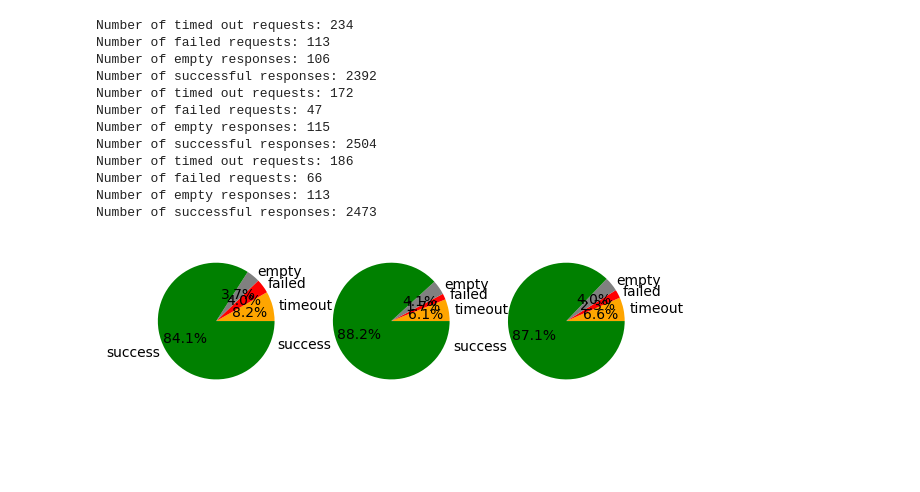
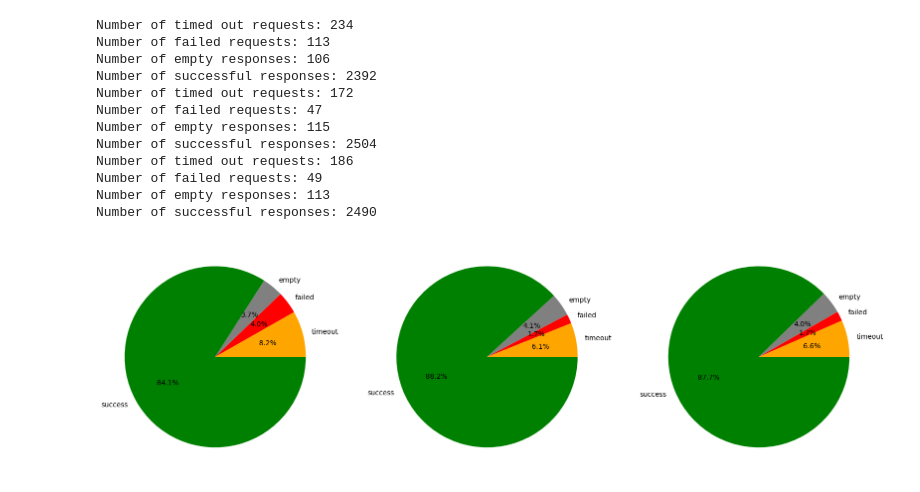
Before and after one commit to Gratic/Finetuning-LLM-for-SPARQL-generation, a Jupyter notebook: scripts/comparison_of_datasets.ipynb, the cells around one changed output. Drawn from its saved outputs; the diff is of its cells as text; code cells hidden in the pictures; blank space fills up the shorter version.

```diff
--- a/scripts/comparison_of_datasets.ipynb
+++ b/scripts/comparison_of_datasets.ipynb
@@ -24,13 +24,13 @@ def load_dataset_and_preprocess(dataset_path: str):
         "no_errors": df_no_errors
     }
 # %%
-path_to_original_executed_dataset = "../outputs/final_queries_v1.1_full_execution_limit_10.parquet.gzip"
+path_to_original_executed_dataset = "../datasets/final_queries_v1.1_full_execution_limit_10.parquet.gzip"
 original_dataset = load_dataset_and_preprocess(path_to_original_executed_dataset)
 # %%
-path_to_final_executed_dataset = "../outputs/dataset_pipeline/final_fq17/final_fq17-generated_prompt-executed.parquet.gzip"
+path_to_final_executed_dataset = "../datasets/final_fq17_2/final_fq17_with_limit_10_2/final_fq17-generated_prompt-executed.parquet.gzip"
 final_dataset = load_dataset_and_preprocess(path_to_final_executed_dataset)
 
-path_to_final_executed_dataset_no_limit = "../outputs/dataset_pipeline/final_fq17_with_no_limit/final_fq17-generated_prompt-executed.parquet.gzip"
+path_to_final_executed_dataset_no_limit = "../datasets/final_fq17_2/final_fq17_with_no_limit_2/final_fq17-generated_prompt-executed.parquet.gzip"
 final_dataset_no_limit = load_dataset_and_preprocess(path_to_final_executed_dataset_no_limit)
 # %%
 def analyze_responses(datasets, ax):
@@ -38,36 +38,37 @@ def analyze_responses(datasets, ax):
     print(f"Number of failed requests: {len(datasets['fail'])}")
     print(f"Number of empty responses: {len(datasets['empty'])}")
     print(f"Number of successful responses: {len(datasets['no_errors'])}")
 
     labels = ["timeout", "failed", "empty", "success"]
     sizes  = [
         len(datasets['timeout']),
         len(datasets['fail']),
         len(datasets['empty']),
         len(datasets['no_errors'])
     ]
 
     ax = ax.pie(sizes, labels=labels, autopct='%1.1f%%', colors=["orange", "red", "grey", "green"])
 
 # Call the function with your dataframes as arguments
 fig, (ax1, ax2, ax3) = plt.subplots(1, 3)
+fig.set_size_inches(20, 20)
 analyze_responses(original_dataset, ax1)
 analyze_responses(final_dataset, ax2)
 analyze_responses(final_dataset_no_limit, ax3)
 # %% [output]
 Number of timed out requests: 234
 Number of failed requests: 113
 Number of empty responses: 106
 Number of successful responses: 2392
 Number of timed out requests: 172
 Number of failed requests: 47
 Number of empty responses: 115
 Number of successful responses: 2504
 Number of timed out requests: 186
-Number of failed requests: 66
+Number of failed requests: 49
 Number of empty responses: 113
-Number of successful responses: 2473
+Number of successful responses: 2490
-[figure, old version]
+[figure, new version]
 # %%
 def find_error_type(x: str):
     if not isinstance(x, str):
```
Also changed, not shown: parts of 13 cells of this notebook, 3 other files.
